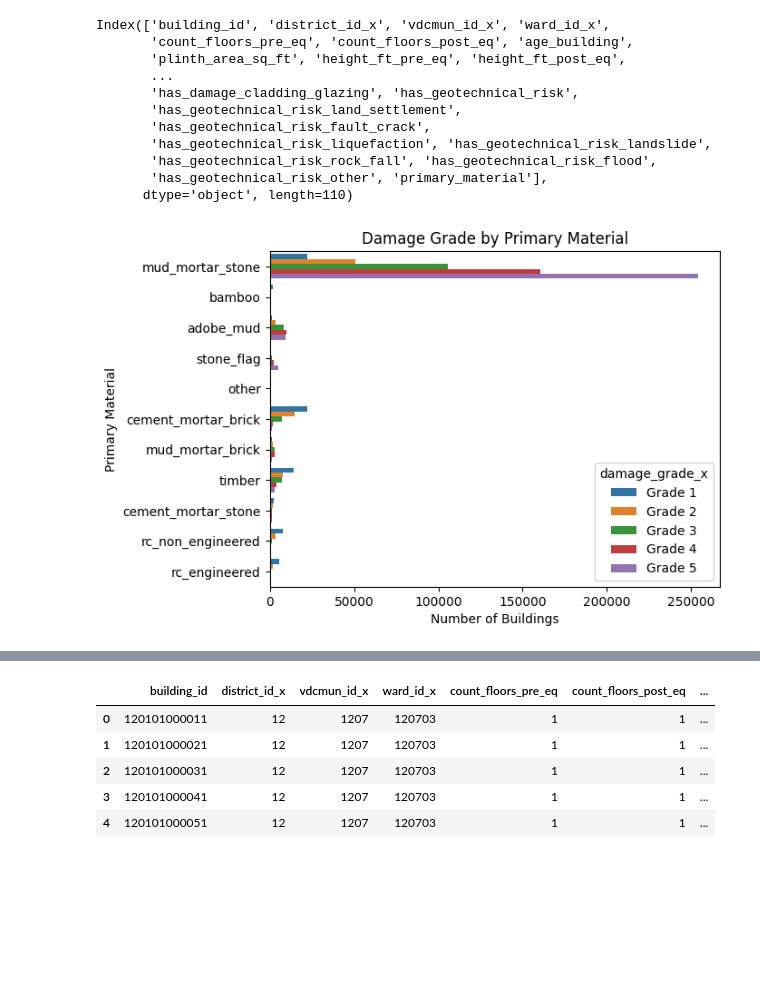
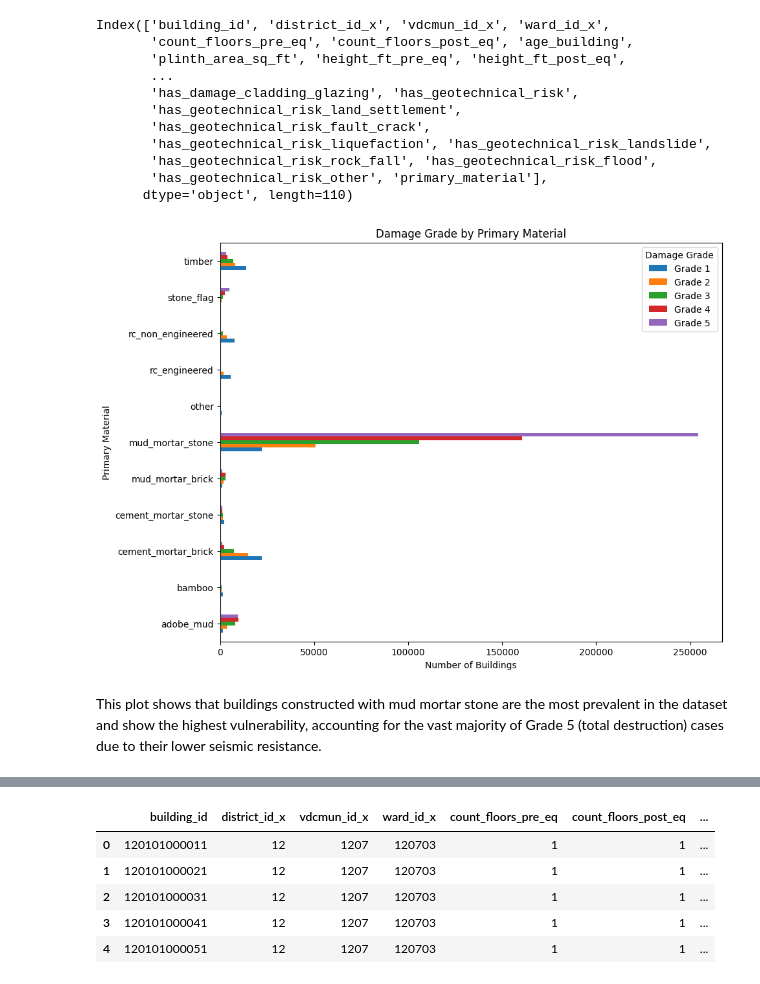
Before and after one commit to jfrancinel/building-damage-eda, a Jupyter notebook: eda.ipynb, the cells around one changed output, grey strips where cells are left out. Cells and saved outputs as stored; diff of their text form; code cells hidden in the pictures; blank space fills up the shorter version.

Commit message:
Add files via upload
Update EDA notebook (fixed plots and findings)

```diff
--- a/eda.ipynb
+++ b/eda.ipynb
@@ -115,14 +152,23 @@ Index(['building_id', 'district_id_x', 'vdcmun_id_x', 'ward_id_x',
        'has_geotechnical_risk_other', 'primary_material'],
       dtype='object', length=110)
 # %%
-# plot for damage grade by primary material
-sns.countplot(y="primary_material",
-              hue="damage_grade_x",
-              data=merged_df,
-              hue_order=grade_order)
+material_damage = (
+    merged_df.groupby(["primary_material", "damage_grade_x"])
+    .size()
+    .unstack(fill_value=0)
+)
+
+material_damage = material_damage.reindex(columns=grade_order)
+
+material_damage.plot(kind='barh', figsize=(10, 8))
+
+plt.title("Damage Grade by Primary Material")
 plt.xlabel("Number of Buildings")
 plt.ylabel("Primary Material")
-plt.title("Damage Grade by Primary Material")
+plt.legend(title="Damage Grade")
+
 plt.show()
 # %% [output]
-[figure, old version]
+[figure, new version]
+# %% [markdown]
+This plot shows that buildings constructed with mud mortar stone are the most prevalent in the dataset and show the highest vulnerability, accounting for the vast majority of Grade 5 (total destruction) cases due to their lower seismic resistance.
```
Also changed, not shown: parts of 27 cells of this notebook.
